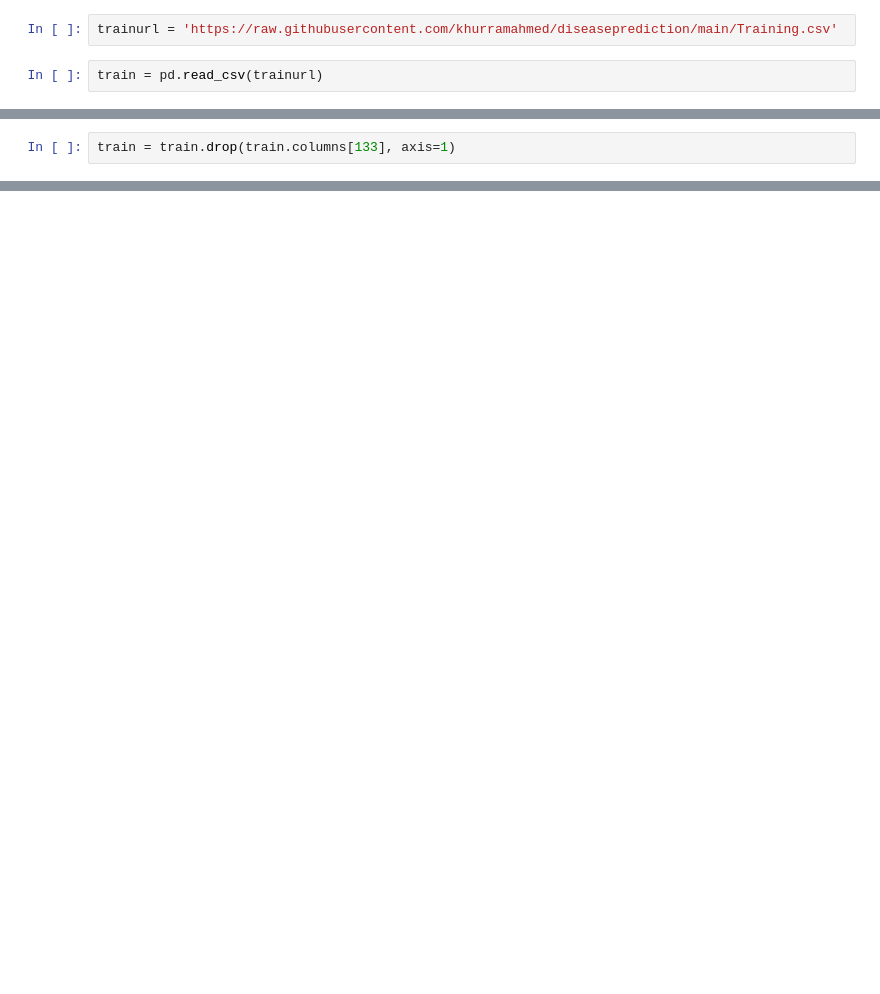
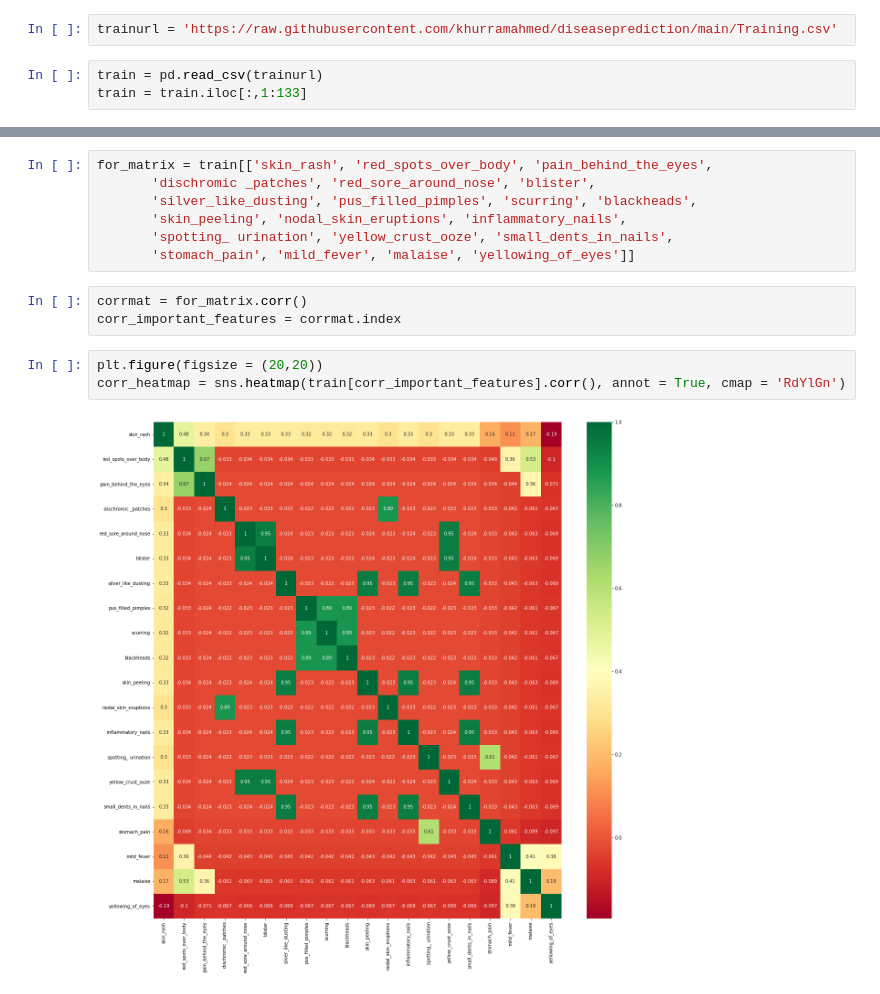
Before and after one commit to khurramahmed/diseaseprediction, a Jupyter notebook: diseaseprediction.ipynb, the cells around one changed output, grey strips where cells are left out. Drawn from its saved outputs; the diff is of its cells as text; blank space fills up the shorter version.

```diff
--- a/diseaseprediction.ipynb
+++ b/diseaseprediction.ipynb
@@ -6,5 +12,6 @@ import pandas as pd
 trainurl = 'https://raw.githubusercontent.com/khurramahmed/diseaseprediction/main/Training.csv'
 # %%
 train = pd.read_csv(trainurl)
+train = train.iloc[:,1:133]
 # %%
 train.head()
@@ -24,2 +19,0 @@ train.shape
-# %%
-train = train.drop(train.columns[133], axis=1)
@@ -47,0 +72,15 @@ train.isnull()
+# %%
+for_matrix = train[['skin_rash', 'red_spots_over_body', 'pain_behind_the_eyes',
+       'dischromic _patches', 'red_sore_around_nose', 'blister',
+       'silver_like_dusting', 'pus_filled_pimples', 'scurring', 'blackheads',
+       'skin_peeling', 'nodal_skin_eruptions', 'inflammatory_nails',
+       'spotting_ urination', 'yellow_crust_ooze', 'small_dents_in_nails',
+       'stomach_pain', 'mild_fever', 'malaise', 'yellowing_of_eyes']]
+# %%
+corrmat = for_matrix.corr()
+corr_important_features = corrmat.index
+# %%
+plt.figure(figsize = (20,20))
+corr_heatmap = sns.heatmap(train[corr_important_features].corr(), annot = True, cmap = 'RdYlGn')
+# %% [output]
+[figure, added]
```
Also changed, not shown: parts of 15 cells of this notebook.
